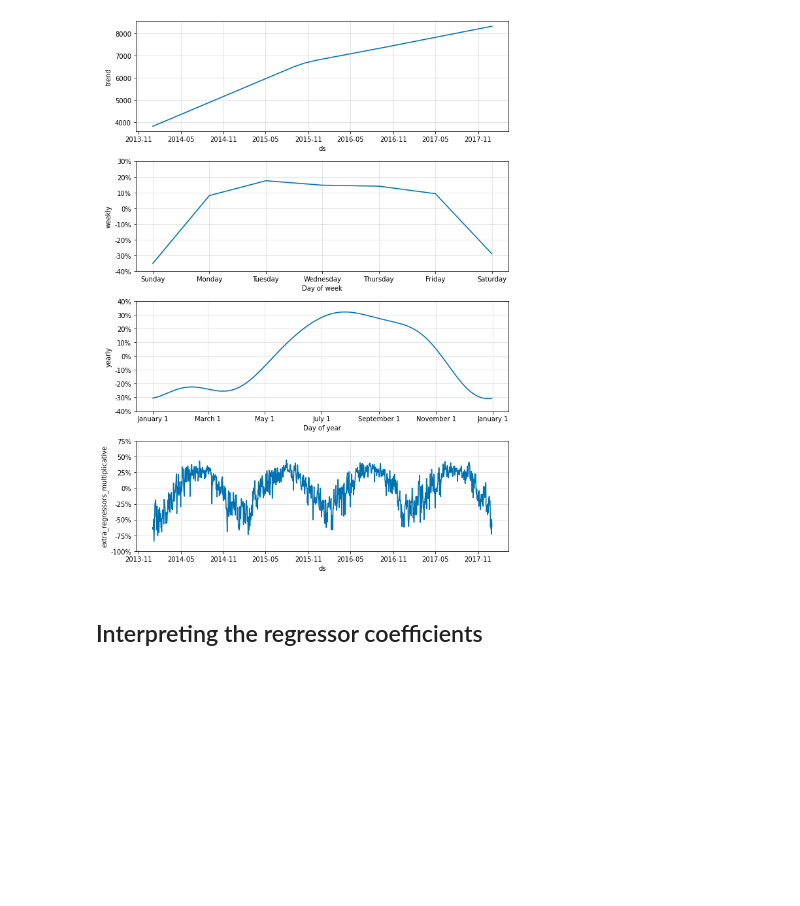
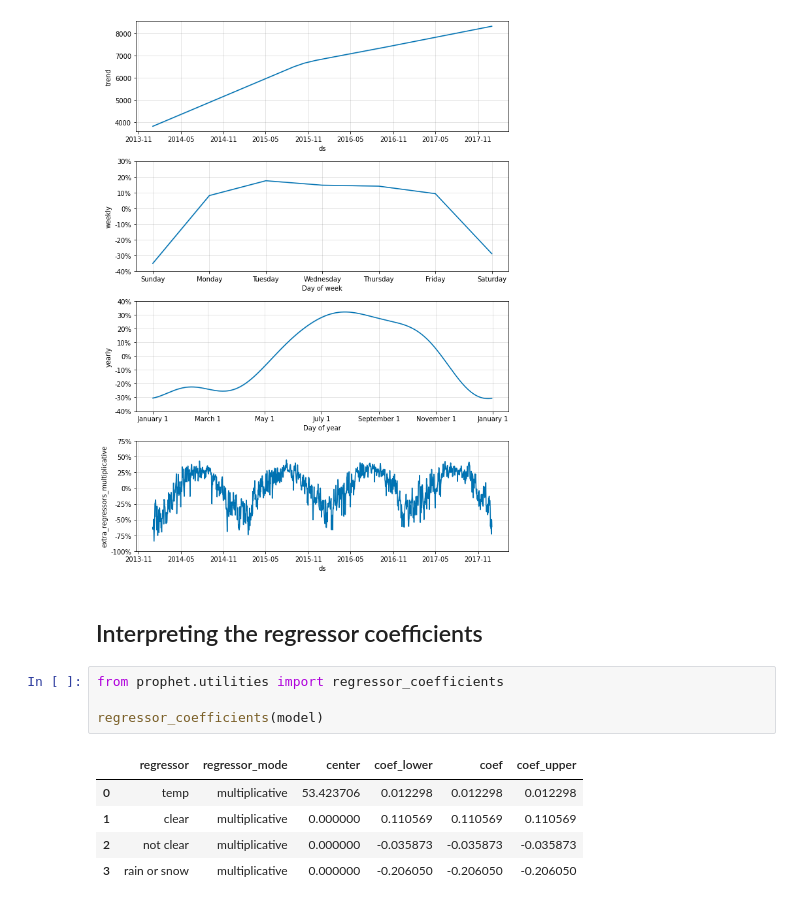
Before and after one commit to caiosainvallio/time-series, a Jupyter notebook: prophet/07_additional-regressors.ipynb, the cells around one changed output. Drawn from its saved outputs; the diff is of its cells as text; blank space fills up the shorter version.

```diff
--- a/prophet/07_additional-regressors.ipynb
+++ b/prophet/07_additional-regressors.ipynb
@@ -126,3 +126,13 @@ plt.show()
 [figure]
 # %% [markdown]
 ## Interpreting the regressor coefficients
+# %%
+from prophet.utilities import regressor_coefficients
+
+regressor_coefficients(model)
+# %% [output]
+|  | regressor | regressor_mode | center | coef_lower | coef | coef_upper |
+| 0 | temp | multiplicative | 53.423706 | 0.012298 | 0.012298 | 0.012298 |
+| 1 | clear | multiplicative | 0.000000 | 0.110569 | 0.110569 | 0.110569 |
+| 2 | not clear | multiplicative | 0.000000 | -0.035873 | -0.035873 | -0.035873 |
+| 3 | rain or snow | multiplicative | 0.000000 | -0.206050 | -0.206050 | -0.206050 |
```
Also changed, not shown: parts of 2 cells of this notebook.
